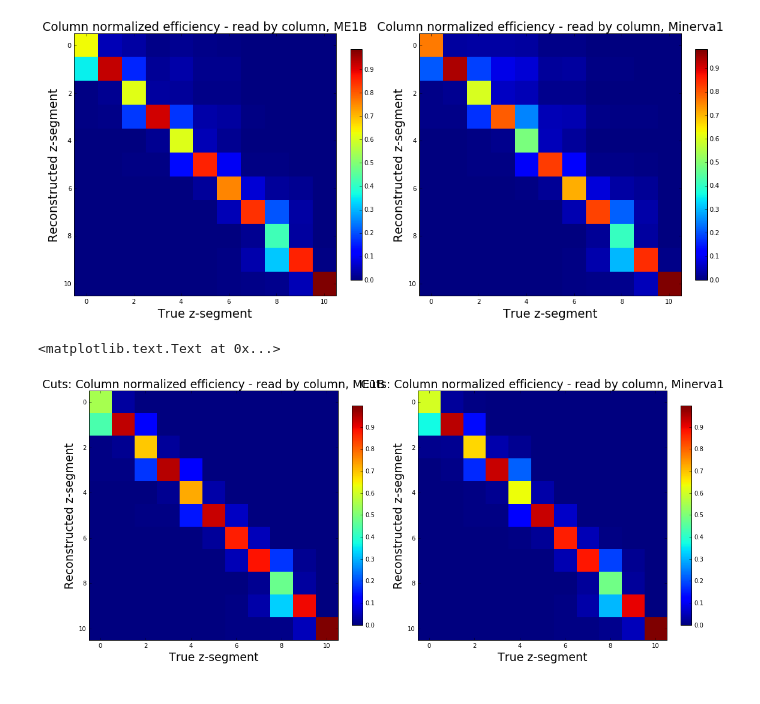
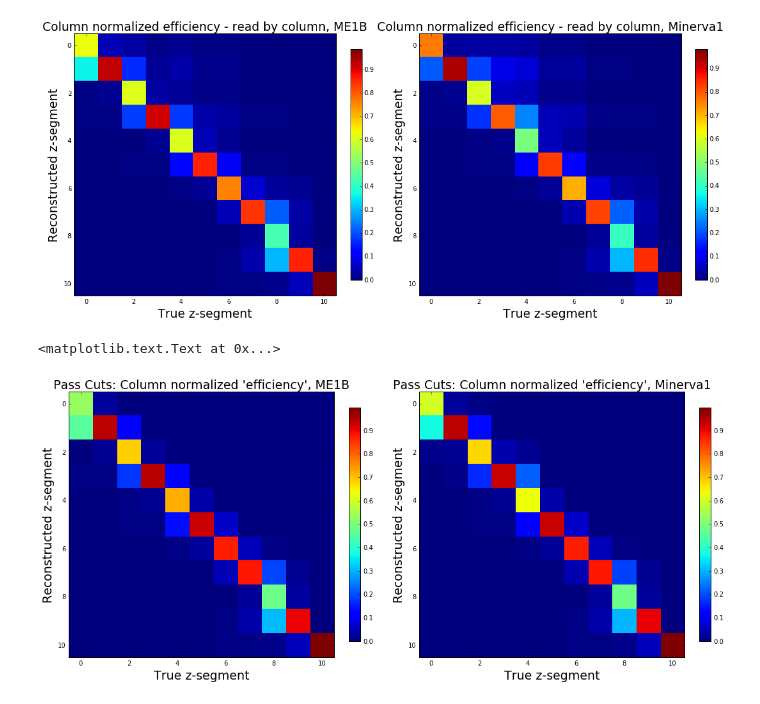
Before and after one commit to faizaakbar/ANNMINERvA, a Jupyter notebook: understanding_tracking_perf.ipynb, the cells around one changed output. Drawn from its saved outputs; the diff is of its cells as text; code cells hidden in the pictures.

```diff
--- a/understanding_tracking_perf.ipynb
+++ b/understanding_tracking_perf.ipynb
@@ -113,20 +113,20 @@ plt.ylabel('Reconstructed z-segment', fontsize=19)
 # %%
 fig = plt.figure(figsize=(18,12))
 gs = plt.GridSpec(1, 2)
 
 ax = plt.subplot(gs[0])
 im = ax.imshow(eff_pass_me1Bmc, cmap=plt.get_cmap('jet'), interpolation='nearest')
 cbar = plt.colorbar(im, fraction=0.04)
-plt.title("Cuts: Column normalized efficiency - read by column, ME1B", fontsize=19)
+plt.title("Pass Cuts: Column normalized 'efficiency', ME1B", fontsize=19)
 plt.xlabel('True z-segment', fontsize=19)
 plt.ylabel('Reconstructed z-segment', fontsize=19)
 
 ax = plt.subplot(gs[1])
 im = ax.imshow(eff_pass_minerva1mc, cmap=plt.get_cmap('jet'), interpolation='nearest')
 cbar = plt.colorbar(im, fraction=0.04)
-plt.title("Cuts: Column normalized efficiency - read by column, Minerva1", fontsize=19)
+plt.title("Pass Cuts: Column normalized 'efficiency', Minerva1", fontsize=19)
 plt.xlabel('True z-segment', fontsize=19)
 plt.ylabel('Reconstructed z-segment', fontsize=19)
 # %% [output]
 <matplotlib.text.Text at 0x...>
-[figure, old version]
+[figure, new version]
```
Also changed, not shown: parts of 3 cells of this notebook, 1 other file.
